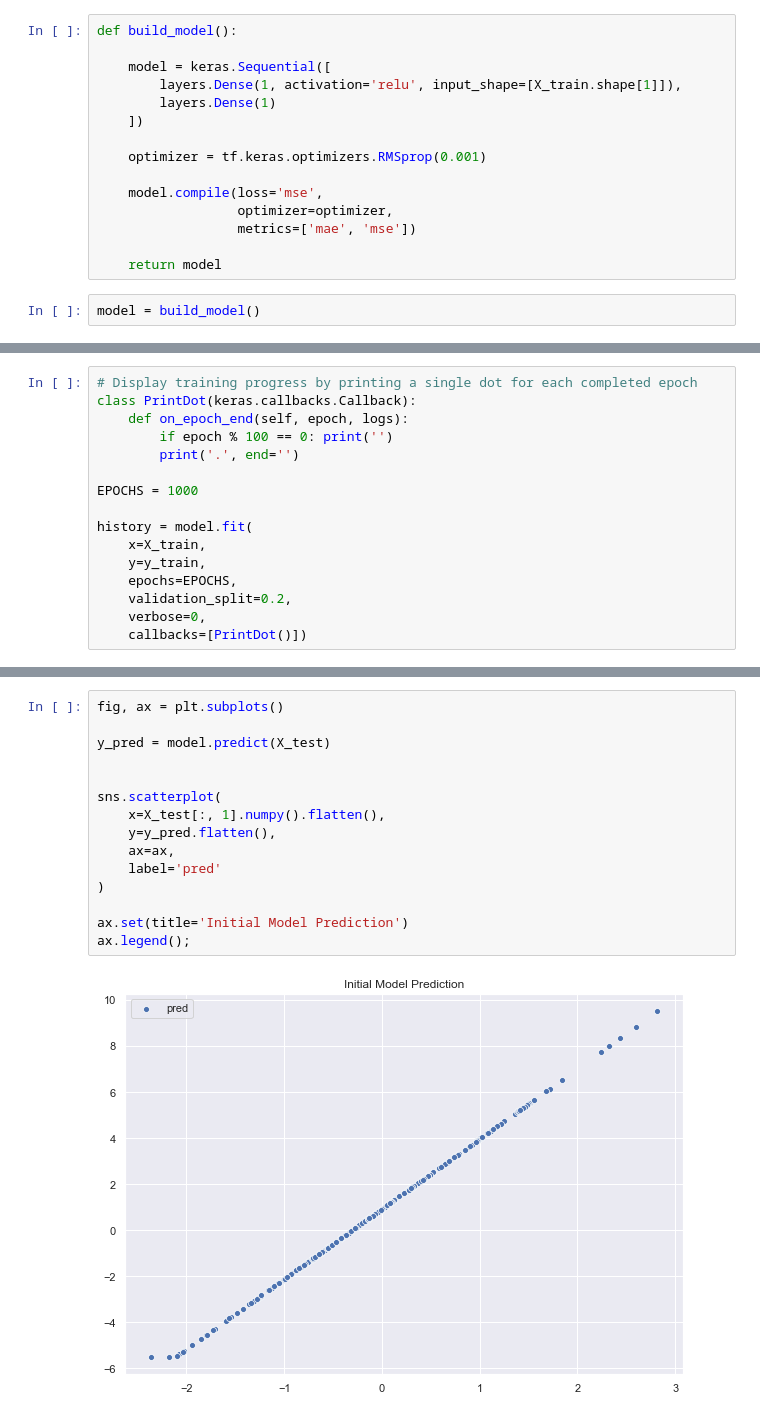
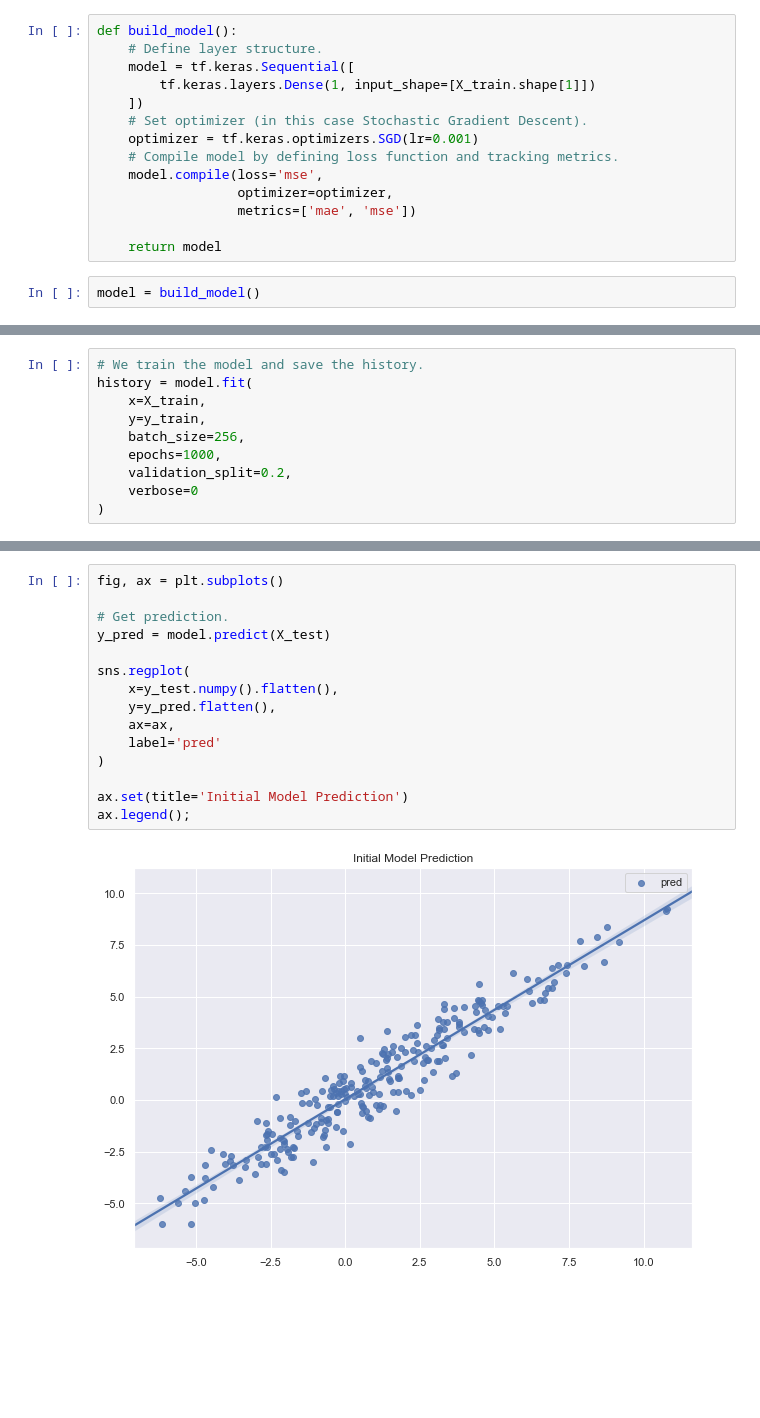
Before and after one commit to juanitorduz/math_deep_learning_summer_school19, a Jupyter notebook: experiments/lin_reg_tf.ipynb, the cells around one changed output, grey strips where cells are left out. Saved outputs shown, nothing was run; the diff lists cells and outputs as text; blank space fills up the shorter version.

```diff
--- a/experiments/lin_reg_tf.ipynb
+++ b/experiments/lin_reg_tf.ipynb
@@ -66,13 +111,12 @@ ax.legend();
 # %%
 def build_model():
-
-    model = keras.Sequential([
-        layers.Dense(1, activation='relu', input_shape=[X_train.shape[1]]),
-        layers.Dense(1)
+    # Define layer structure.
+    model = tf.keras.Sequential([
+        tf.keras.layers.Dense(1, input_shape=[X_train.shape[1]])
     ])
-
-    optimizer = tf.keras.optimizers.RMSprop(0.001)
-
+    # Set optimizer (in this case Stochastic Gradient Descent).
+    optimizer = tf.keras.optimizers.SGD(lr=0.001)
+    # Compile model by defining loss function and tracking metrics.
     model.compile(loss='mse',
                   optimizer=optimizer,
                   metrics=['mae', 'mse'])
@@ -114,16 +163,0 @@ ax.legend();
-# %%
-# Display training progress by printing a single dot for each completed epoch
-class PrintDot(keras.callbacks.Callback):
-    def on_epoch_end(self, epoch, logs):
-        if epoch % 100 == 0: print('')
-        print('.', end='')
-
-EPOCHS = 1000
-
-history = model.fit(
-    x=X_train,
-    y=y_train,
-    epochs=EPOCHS,
-    validation_split=0.2,
-    verbose=0,
-    callbacks=[PrintDot()])
@@ -141 +166,11 @@ history = model.fit(
+# %%
+# We train the model and save the history.
+history = model.fit(
+    x=X_train,
+    y=y_train,
+    batch_size=256,
+    epochs=1000,
+    validation_split=0.2,
+    verbose=0
+)
 # %%
@@ -171,17 +225,17 @@ ax.set(title='MAE');
 # %%
 fig, ax = plt.subplots()
 
+# Get prediction.
 y_pred = model.predict(X_test)
 
-
-sns.scatterplot(
-    x=X_test[:, 1].numpy().flatten(),
+sns.regplot(
+    x=y_test.numpy().flatten(),
     y=y_pred.flatten(),
     ax=ax,
     label='pred'
 )
 
 ax.set(title='Initial Model Prediction')
 ax.legend();
 # %% [output]
-[figure, old version]
+[figure, new version]
```
Also changed, not shown: parts of 37 cells of this notebook.
